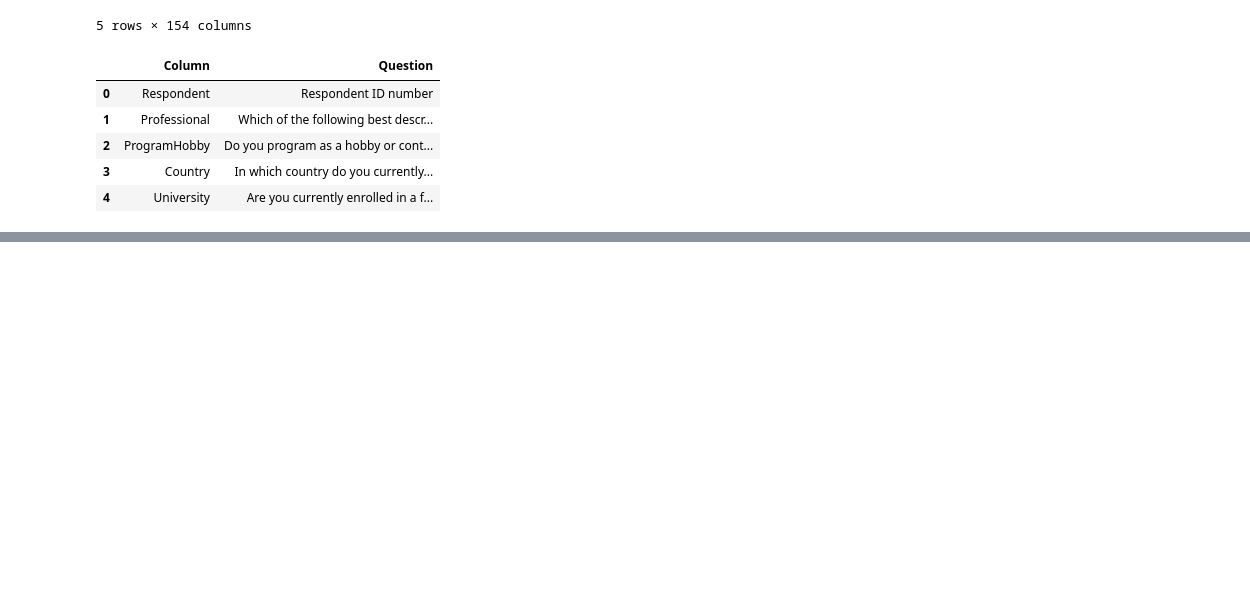
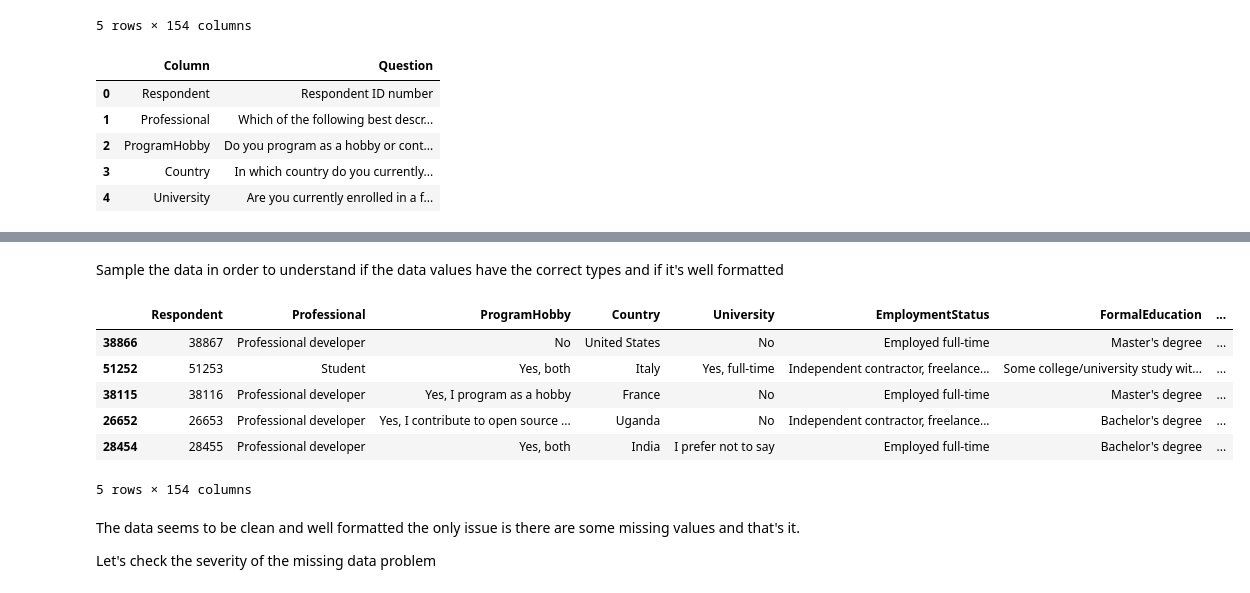
Before and after one commit to abdulaziz-aljamhour/learning_new_language, a Jupyter notebook: stack_overflow_survey_2017.ipynb, the cells around one changed output, grey strips where cells are left out. Saved outputs shown, nothing was run; the diff lists cells and outputs as text; code cells hidden in the pictures; blank space fills up the shorter version.

```diff
--- a/stack_overflow_survey_2017.ipynb
+++ b/stack_overflow_survey_2017.ipynb
@@ -208,0 +226,17 @@ job_counter.most_common(5)
+# %% [markdown]
+Sample the data in order to understand if the data values have the correct types and if it's well formatted
+# %%
+# sample some colmns to get an understanding of the data values
+df.sample(5)
+# %% [output]
+|  | Respondent | Professional | ProgramHobby | Country | University | EmploymentStatus | FormalEducation | ... |
+| 38866 | 38867 | Professional developer | No | United States | No | Employed full-time | Master's degree | ... |
+| 51252 | 51253 | Student | Yes, both | Italy | Yes, full-time | Independent contractor, freelance... | Some college/university study wit... | ... |
+| 38115 | 38116 | Professional developer | Yes, I program as a hobby | France | No | Employed full-time | Master's degree | ... |
+| 26652 | 26653 | Professional developer | Yes, I contribute to open source ... | Uganda | No | Independent contractor, freelance... | Bachelor's degree | ... |
+| 28454 | 28455 | Professional developer | Yes, both | India | I prefer not to say | Employed full-time | Bachelor's degree | ... |
+5 rows × 154 columns
+# %% [markdown]
+The data seems to be clean and well formatted the only issue is there are some missing values and that's it.
+
+Let's check the severity of the missing data problem
```
Also changed, not shown: parts of 102 cells of this notebook.
